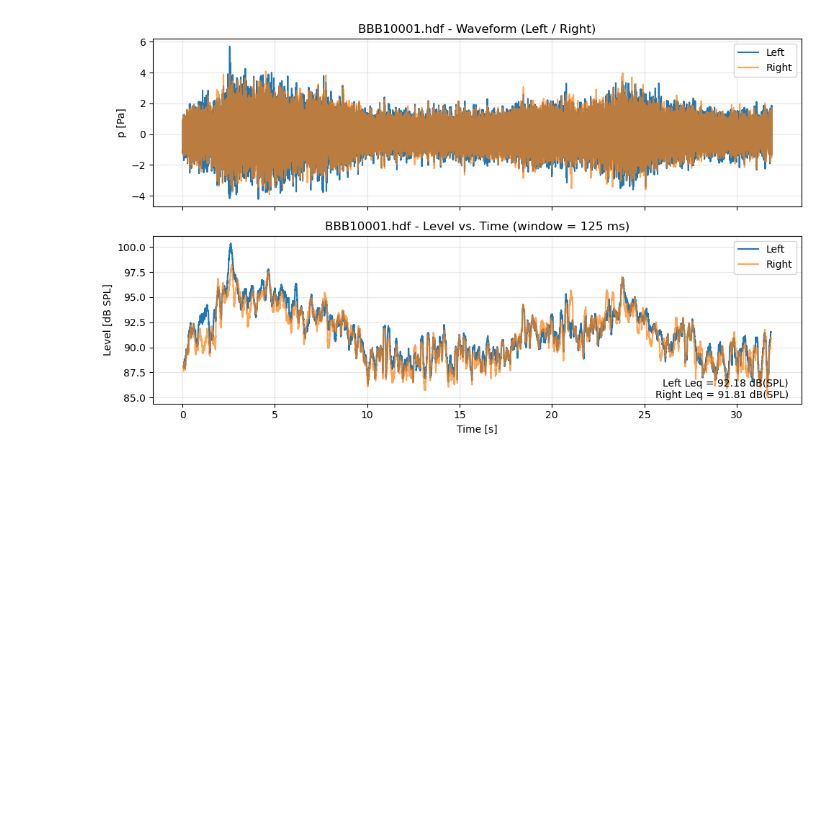
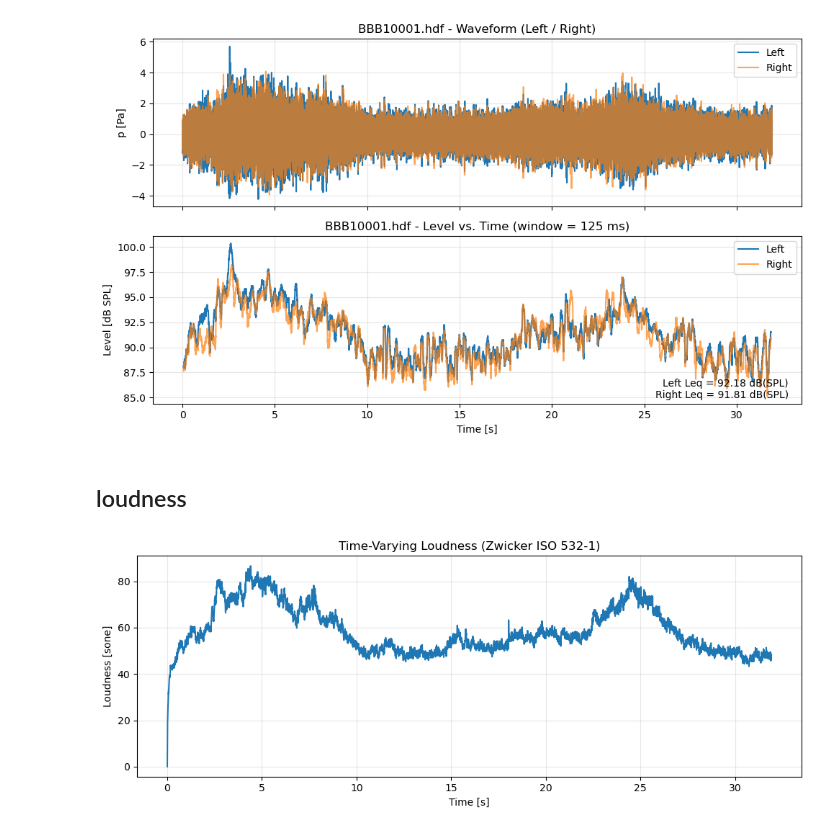
Before and after one commit to yuqiliang/hdf_tools_soundscape, a Jupyter notebook: head_hdf_utils_demo.ipynb, the cells around one changed output. Cells and saved outputs as stored; diff of their text form; code cells hidden in the pictures; blank space fills up the shorter version.

Commit message:
Implement code changes to enhance functionality and improve performance

```diff
--- a/head_hdf_utils_demo.ipynb
+++ b/head_hdf_utils_demo.ipynb
@@ -78,3 +78,37 @@ hutils.plot_mark_style(
 Saved figure to BBB10001_mark_style.png
 [figure]
 [figure]
+# %% [markdown]
+## loudness
+# %%
+from psychoacoustics import compute_loudness_zwicker
+from scipy.signal import resample
+
+# 1. Load HDF file (calibrated output)
+# read_head_file returns (audio, fs, info) so unpack all three
+audio, fs, info = hutils.read_head_file("test files/BBB10001.hdf")
+
+# 2. Extract left channel (unit: Pa)
+left = audio[:, 0].astype(float)
+
+# 2b. Resample to 48 kHz if required by the loudness function
+TARGET_FS = 48000
+if fs != TARGET_FS:
+	new_len = int(round(len(left) * float(TARGET_FS) / fs))
+	left = resample(left, new_len)
+	fs = TARGET_FS
+
+# 3. Compute loudness using Zwicker ISO 532-1
+time_axis, N, N_specific, bark_axis = compute_loudness_zwicker(left, fs)
+
+# 4. Plot loudness vs time
+plt.figure(figsize=(10, 4))
+plt.plot(time_axis, N)
+plt.xlabel("Time [s]")
+plt.ylabel("Loudness [sone]")
+plt.title("Time-Varying Loudness (Zwicker ISO 532-1)")
+plt.grid(True, alpha=0.3)
+plt.tight_layout()
+plt.show()
+# %% [output]
+[figure, added]
```
Also changed, not shown: parts of 2 cells of this notebook, 1 other file.
